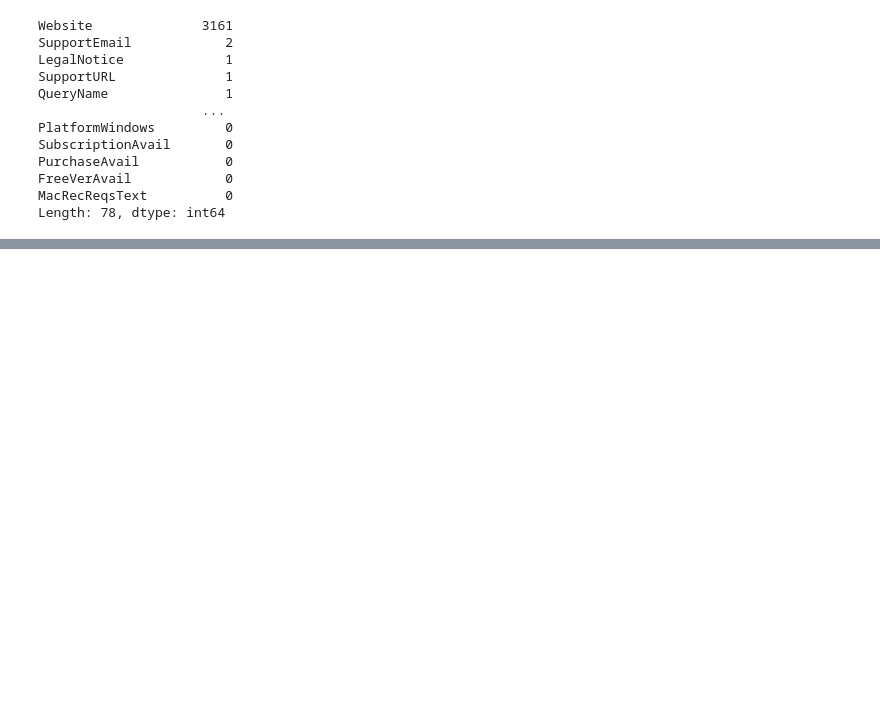
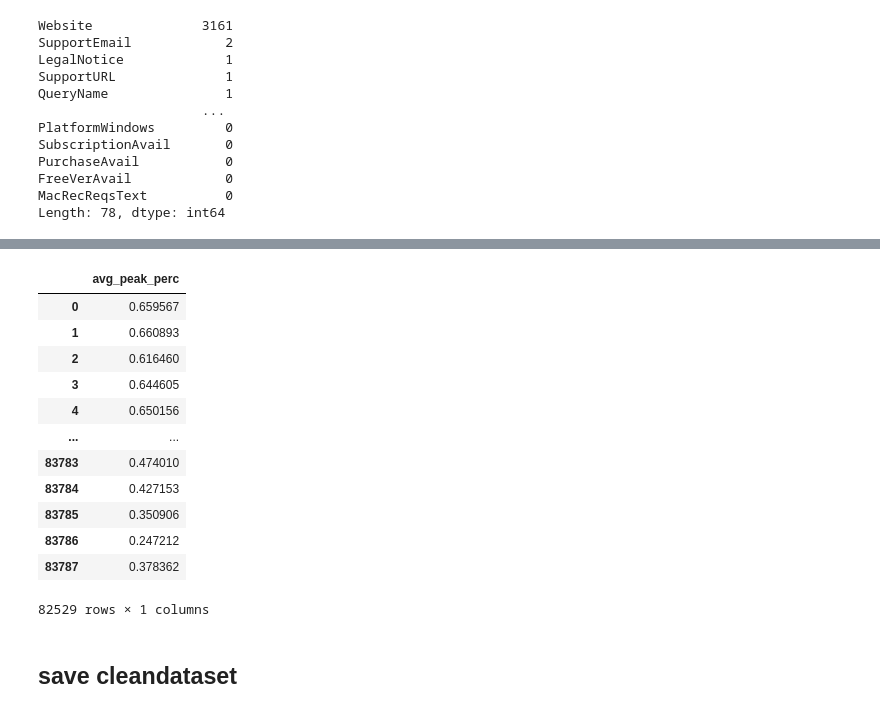
Before and after one commit to Sultan-Mm/AI-Insights-for-Video-Games, a Jupyter notebook: notebooks/steam.ipynb, the cells around one changed output, grey strips where cells are left out. Saved outputs shown, nothing was run; the diff lists cells and outputs as text; code cells hidden in the pictures; blank space fills up the shorter version.

```diff
--- a/notebooks/steam.ipynb
+++ b/notebooks/steam.ipynb
@@ -275,0 +443,3 @@ df3.head()
+# %%
+steamchart['avg_peak_perc'] = steamchart['avg_peak_perc'].str.rstrip('%').astype(float)
+steamchart['avg_peak_perc'] = steamchart['avg_peak_perc'] / 100
@@ -275,0 +468,18 @@ df3.head()
+# %%
+steamchart[['avg_peak_perc']]
+# %% [output]
+|  | avg_peak_perc |
+| 0 | 0.659567 |
+| 1 | 0.660893 |
+| 2 | 0.616460 |
+| 3 | 0.644605 |
+| 4 | 0.650156 |
+| ... | ... |
+| 83783 | 0.474010 |
+| 83784 | 0.427153 |
+| 83785 | 0.350906 |
+| 83786 | 0.247212 |
+| 83787 | 0.378362 |
+82529 rows × 1 columns
+# %% [markdown]
+## save cleandataset
```
Also changed, not shown: parts of 36 cells of this notebook, 5 other files.
